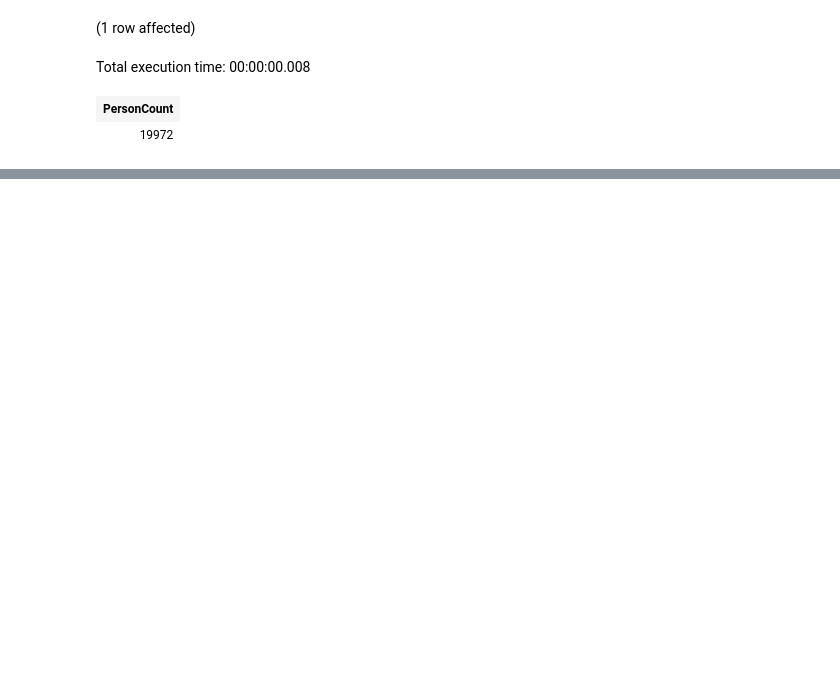
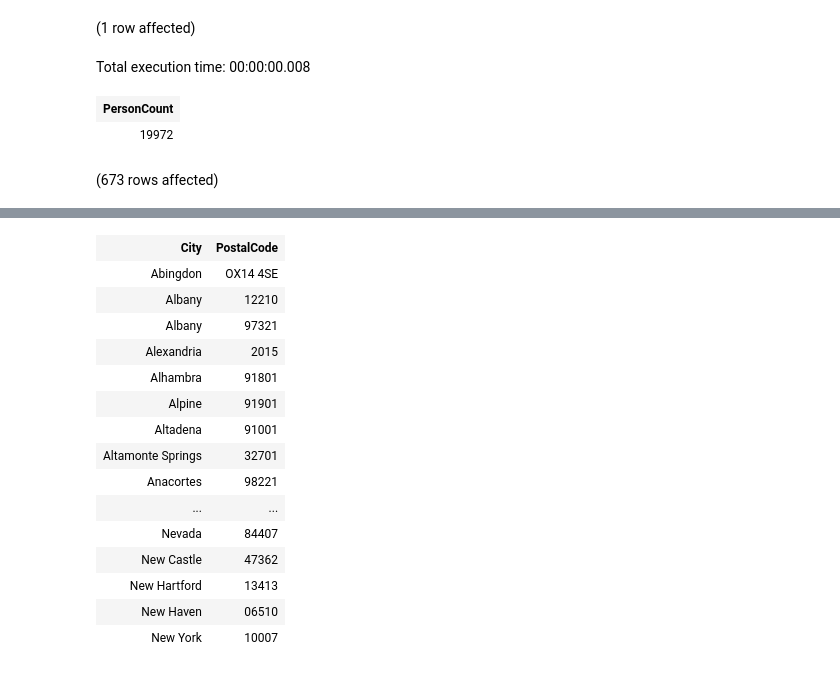
Before and after one commit to MadsNN/Beginning-T-SQL, a Jupyter notebook: Notebook-01.ipynb, the cells around one changed output, grey strips where cells are left out. Saved outputs shown, nothing was run; the diff lists cells and outputs as text; code cells hidden in the pictures; blank space fills up the shorter version.

```diff
--- a/Notebook-01.ipynb
+++ b/Notebook-01.ipynb
@@ -6,3 +6,10 @@ SELECT COUNT(*) AS PersonCount
 Total execution time: 00:00:00.008
 | PersonCount |
 | 19972 |
+# %%
+SELECT DISTINCT [City]
+, PostalCode
+  FROM [AdventureWorks2019].[Person].[Address]
+  order by City
+# %% [output]
+(673 rows affected)
@@ -8,0 +17,16 @@ Total execution time: 00:00:00.008
+| City | PostalCode |
+| Abingdon | OX14 4SE |
+| Albany | 12210 |
+| Albany | 97321 |
+| Alexandria | 2015 |
+| Alhambra | 91801 |
+| Alpine | 91901 |
+| Altadena | 91001 |
+| Altamonte Springs | 32701 |
+| Anacortes | 98221 |
+| ... | ... |
+| Nevada | 84407 |
+| New Castle | 47362 |
+| New Hartford | 13413 |
+| New Haven | 06510 |
+| New York | 10007 |
```
Also changed, not shown: parts of 1 cell of this notebook, 1 other file.
